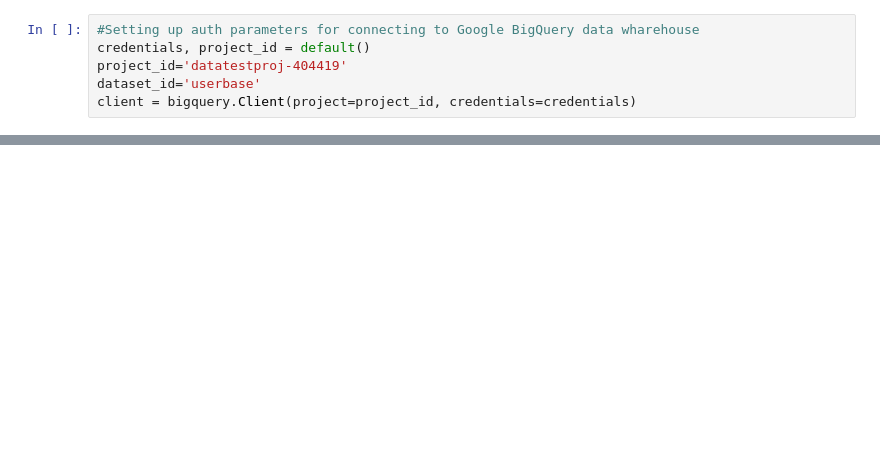
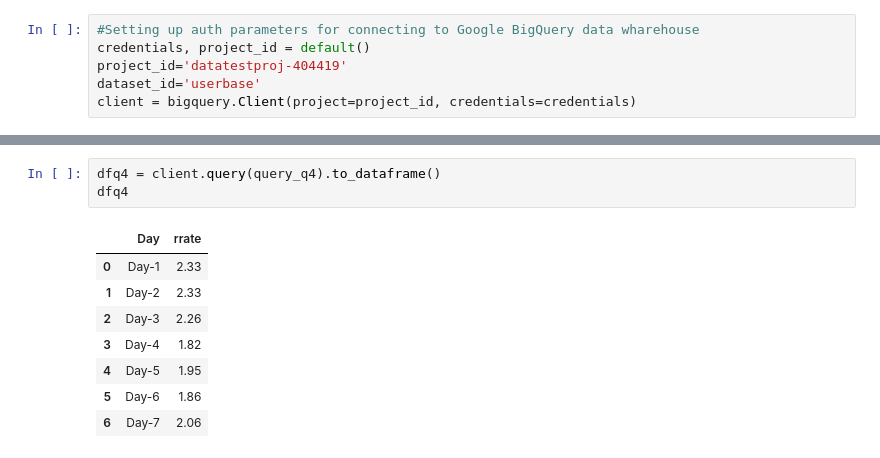
Before and after one commit to thearseno/pynotebooks, a Jupyter notebook: Growth_Task.ipynb, the cells around one changed output, grey strips where cells are left out. Cells and saved outputs as stored; diff of their text form; blank space fills up the shorter version.

```diff
--- a/Growth_Task.ipynb
+++ b/Growth_Task.ipynb
@@ -96,0 +335,12 @@ plt.show()
+# %%
+dfq4 = client.query(query_q4).to_dataframe()
+dfq4
+# %% [output]
+|  | Day | rrate |
+| 0 | Day-1 | 2.33 |
+| 1 | Day-2 | 2.33 |
+| 2 | Day-3 | 2.26 |
+| 3 | Day-4 | 1.82 |
+| 4 | Day-5 | 1.95 |
+| 5 | Day-6 | 1.86 |
+| 6 | Day-7 | 2.06 |
```
Also changed, not shown: parts of 43 cells of this notebook.
